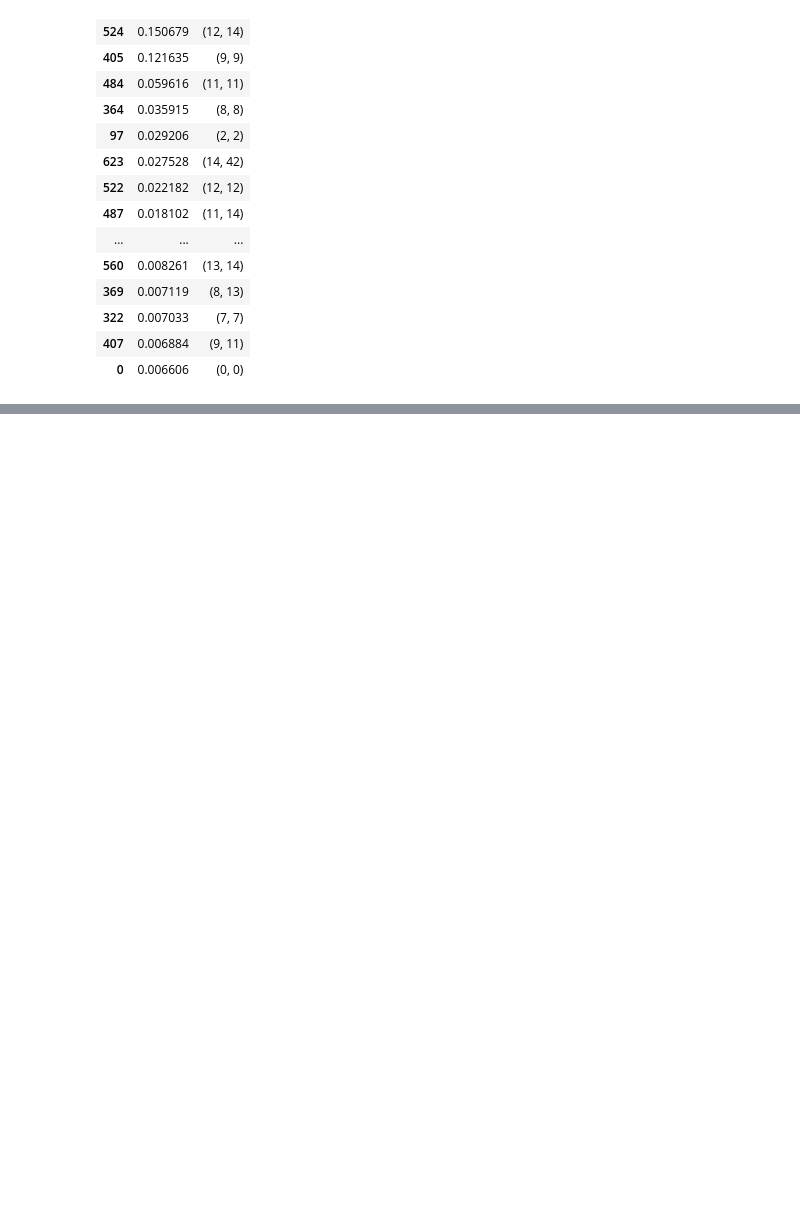
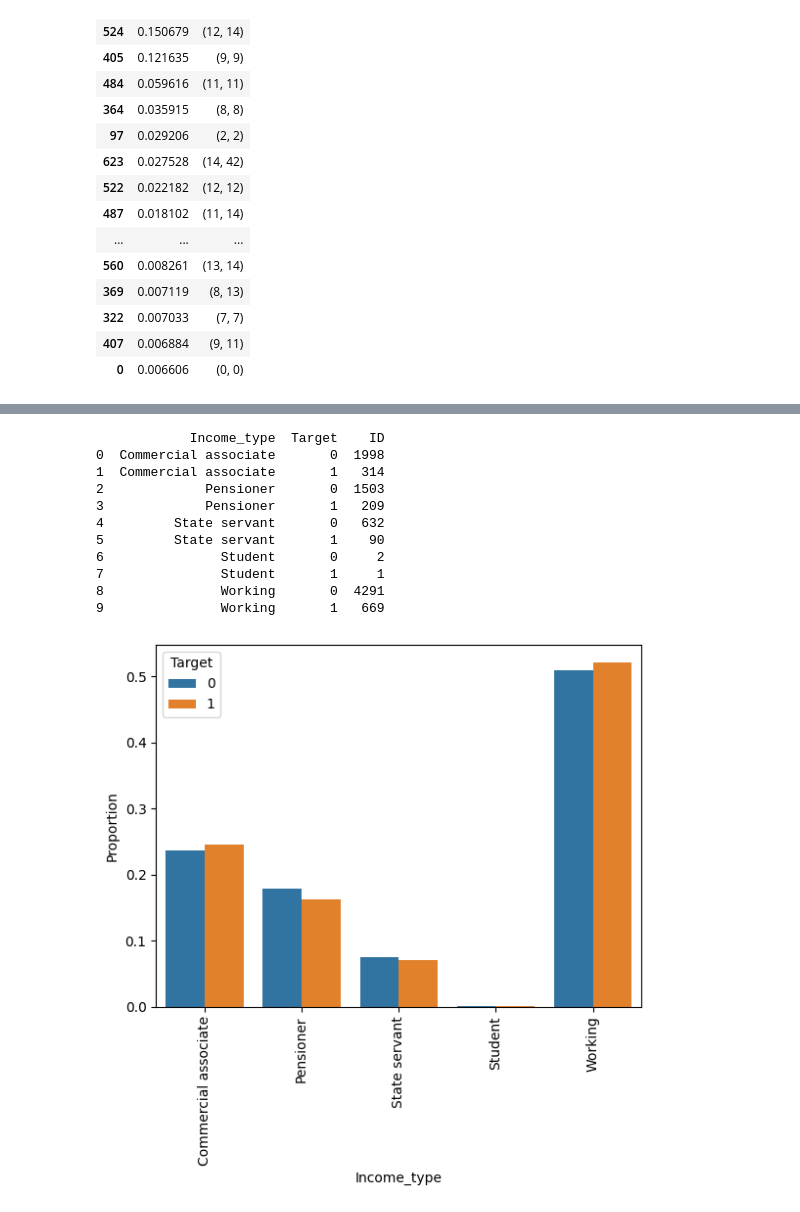
Before and after one commit to NIGHTF1RE/NaturalLanguageProcessing, a Jupyter notebook: One-Shot Notebooks/Credit Card Eligibility/Credit Card Eligibility.ipynb, the cells around one changed output, grey strips where cells are left out. Saved outputs shown, nothing was run; the diff lists cells and outputs as text; code cells hidden in the pictures; blank space fills up the shorter version.

```diff
--- a/One-Shot Notebooks/Credit Card Eligibility/Credit Card Eligibility.ipynb
+++ b/One-Shot Notebooks/Credit Card Eligibility/Credit Card Eligibility.ipynb
@@ -485,0 +474,22 @@ With this, we have a much more intricate work around around interactions in our
+# %%
+temp = df.groupby(['Income_type', 'Target']).agg({'ID':'count'}).reset_index()
+print(temp)
+# Convert the count in the ID column to a proportion of the total count for each target value
+temp['ID'] = temp.groupby('Target')['ID'].transform(lambda x: x/x.sum())
+temp = temp.rename(columns={'ID':'Proportion'})
+
+sns.barplot(x='Income_type', y='Proportion', hue='Target', data=temp)
+_ = plt.xticks(rotation=90)
+# %% [output]
+            Income_type  Target    ID
+0  Commercial associate       0  1998
+1  Commercial associate       1   314
+2             Pensioner       0  1503
+3             Pensioner       1   209
+4         State servant       0   632
+5         State servant       1    90
+6               Student       0     2
+7               Student       1     1
+8               Working       0  4291
+9               Working       1   669
+[figure, added]
```
Also changed, not shown: parts of 33 cells of this notebook, 9 other files.
